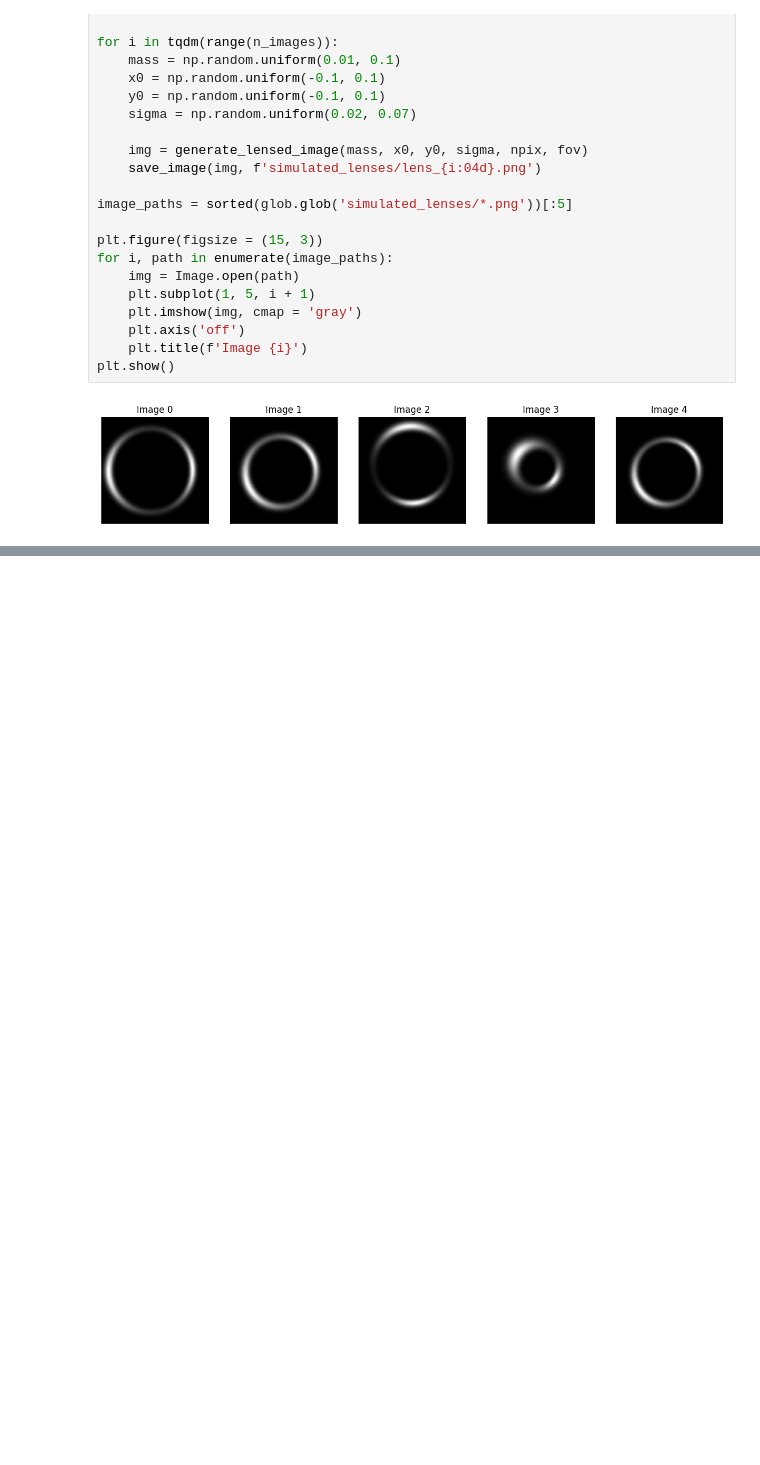
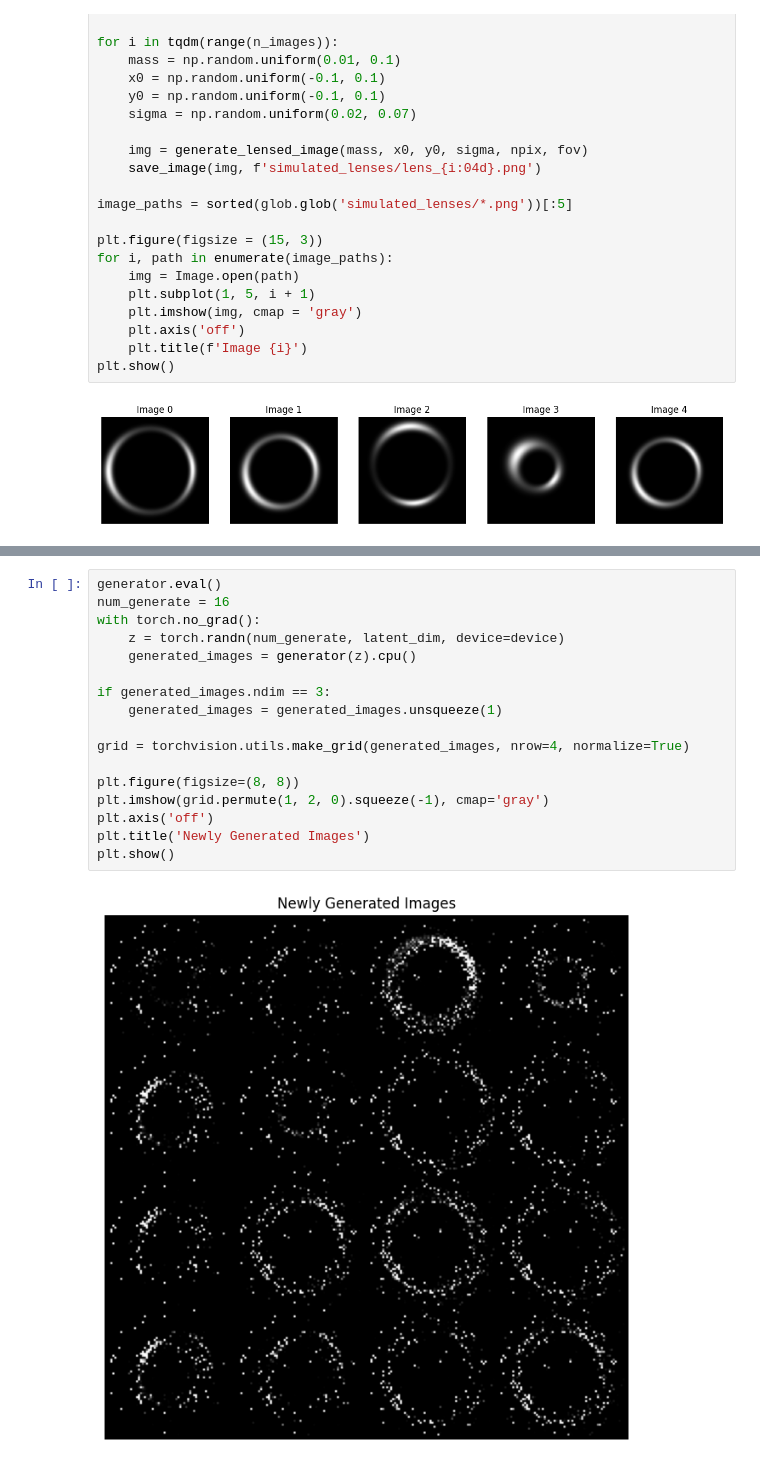
Before and after one commit to fariyanalam/Projects, a Jupyter notebook: Simulating_Gravitational_Lensing.ipynb, the cells around one changed output, grey strips where cells are left out. Cells and saved outputs as stored; diff of their text form; blank space fills up the shorter version.

```diff
--- a/Simulating_Gravitational_Lensing.ipynb
+++ b/Simulating_Gravitational_Lensing.ipynb
@@ -118,0 +298,19 @@ plt.show()
+# %%
+generator.eval()
+num_generate = 16
+with torch.no_grad():
+    z = torch.randn(num_generate, latent_dim, device=device)
+    generated_images = generator(z).cpu()
+
+if generated_images.ndim == 3:
+    generated_images = generated_images.unsqueeze(1)
+
+grid = torchvision.utils.make_grid(generated_images, nrow=4, normalize=True)
+
+plt.figure(figsize=(8, 8))
+plt.imshow(grid.permute(1, 2, 0).squeeze(-1), cmap='gray')
+plt.axis('off')
+plt.title('Newly Generated Images')
+plt.show()
+# %% [output]
+[figure, added]
```
Also changed, not shown: parts of 5 cells of this notebook.
